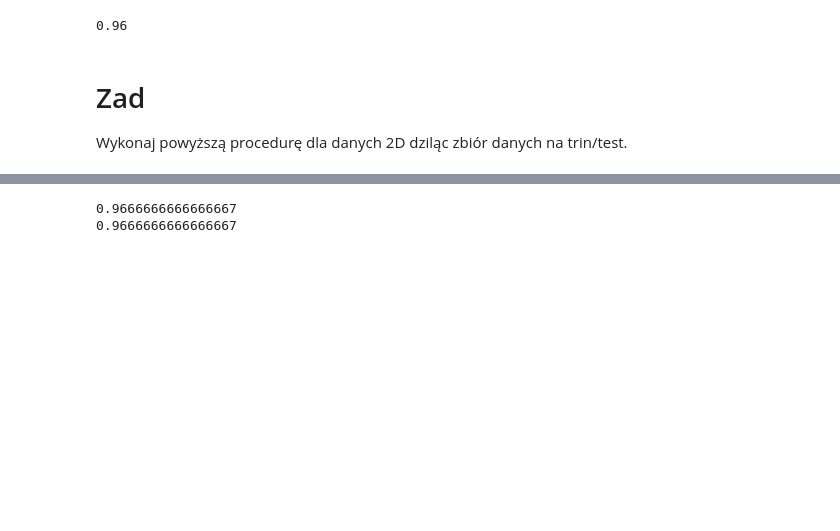
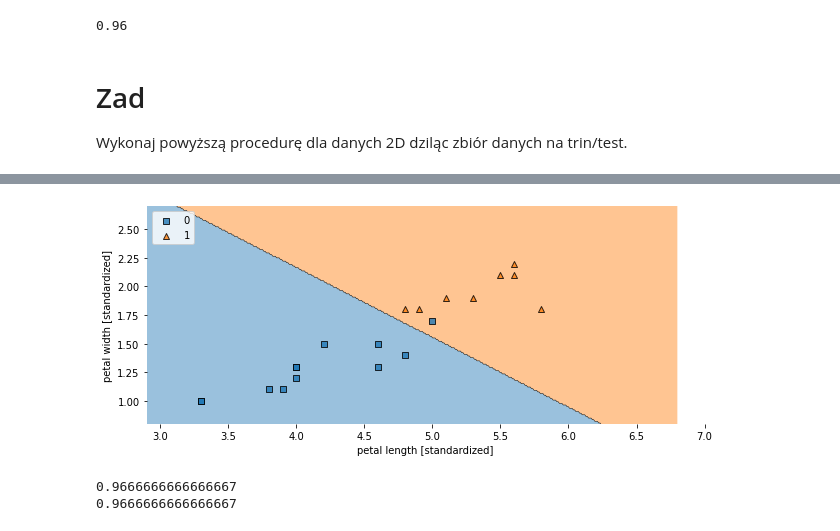
Before and after one commit to Longownica/psi_homework, a Jupyter notebook: Z08_B_LogisticRegression_iris.ipynb, the cells around one changed output, grey strips where cells are left out. Cells and saved outputs as stored; diff of their text form; code cells hidden in the pictures; blank space fills up the shorter version.

```diff
--- a/Z08_B_LogisticRegression_iris.ipynb
+++ b/Z08_B_LogisticRegression_iris.ipynb
@@ -195,3 +223,13 @@ array([0, 0, 0, 1, 0, 1, 0, 0, 0, 1, 1, 1, 0, 1, 0, 1, 0, 1, 1, 0, 0, 1,
+# %%
+plt.figure(figsize=(10, 4))
+plot_decision_regions(X_test, y_test, log_reg)
+plt.xlabel('petal length [standardized]')
+plt.ylabel('petal width [standardized]')
+plt.legend(loc='upper left')
+plt.axis([2.9, 7, 0.8, 2.7])
+plt.show()
+# %% [output]
+[figure, added]
 # %%
 from sklearn.metrics import accuracy_score
 print(accuracy_score(y_test, log_reg.predict(X_test)))
```
Also changed, not shown: parts of 3 cells of this notebook.
